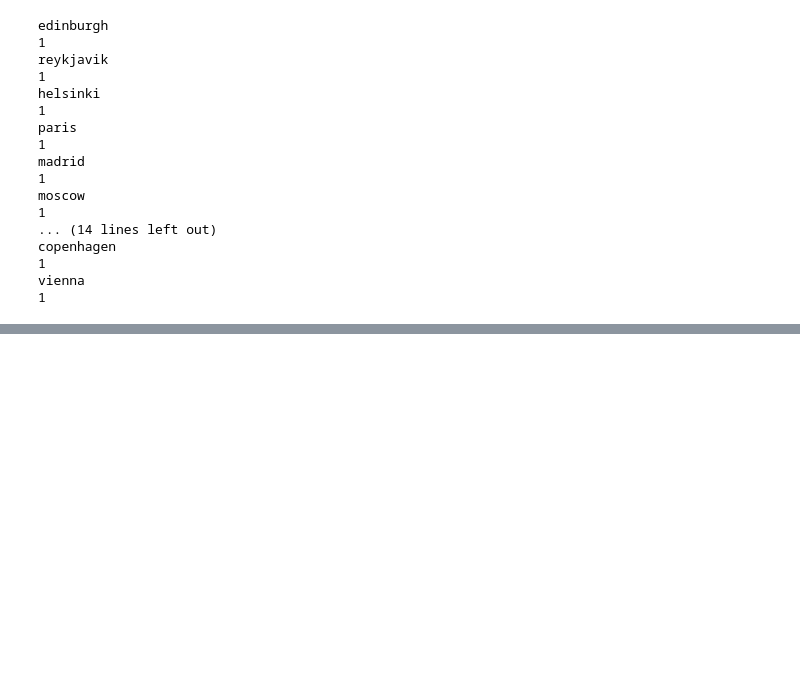
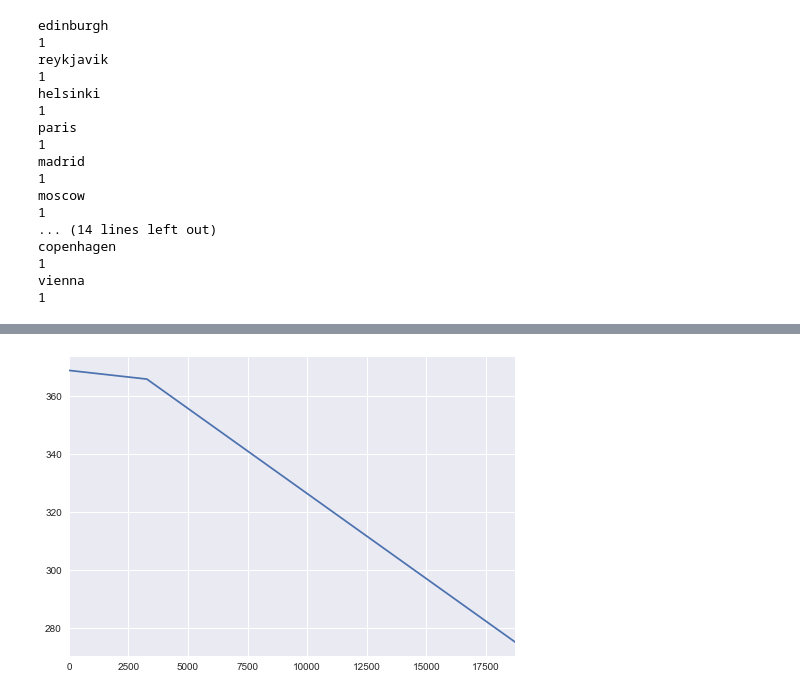
Before and after one commit to and92reas/AirBnB-Data-Analysis, a Jupyter notebook: processing.ipynb, the cells around one changed output, grey strips where cells are left out. Saved outputs shown, nothing was run; the diff lists cells and outputs as text; code cells hidden in the pictures; blank space fills up the shorter version.

```diff
--- a/processing.ipynb
+++ b/processing.ipynb
@@ -442,0 +698,6 @@ ALTOGETHER      (LOW)   392     (HIGH)  115614  (TOTAL) 116006  4.66195726171% o
+# %%
+for city in datasets.keys():
+    city_data = datasets[city]
+    city_data['last_modified'] = pd.to_datetime(city_data['last_modified'])
+    city_data = city_data.sort_values(by='last_modified',ascending=True)
+    datasets[city] = city_data.reset_index()
@@ -442,0 +725,8 @@ ALTOGETHER      (LOW)   392     (HIGH)  115614  (TOTAL) 116006  4.66195726171% o
+# %%
+plt.clf()
+city_data = datasets['madrid']
+city_data.set_index('last_modified')
+city_data[city_data['room_id'] == 745728]['price'].plot()
+plt.show()
+# %% [output]
+[figure, added]
```
Also changed, not shown: parts of 21 cells of this notebook.
